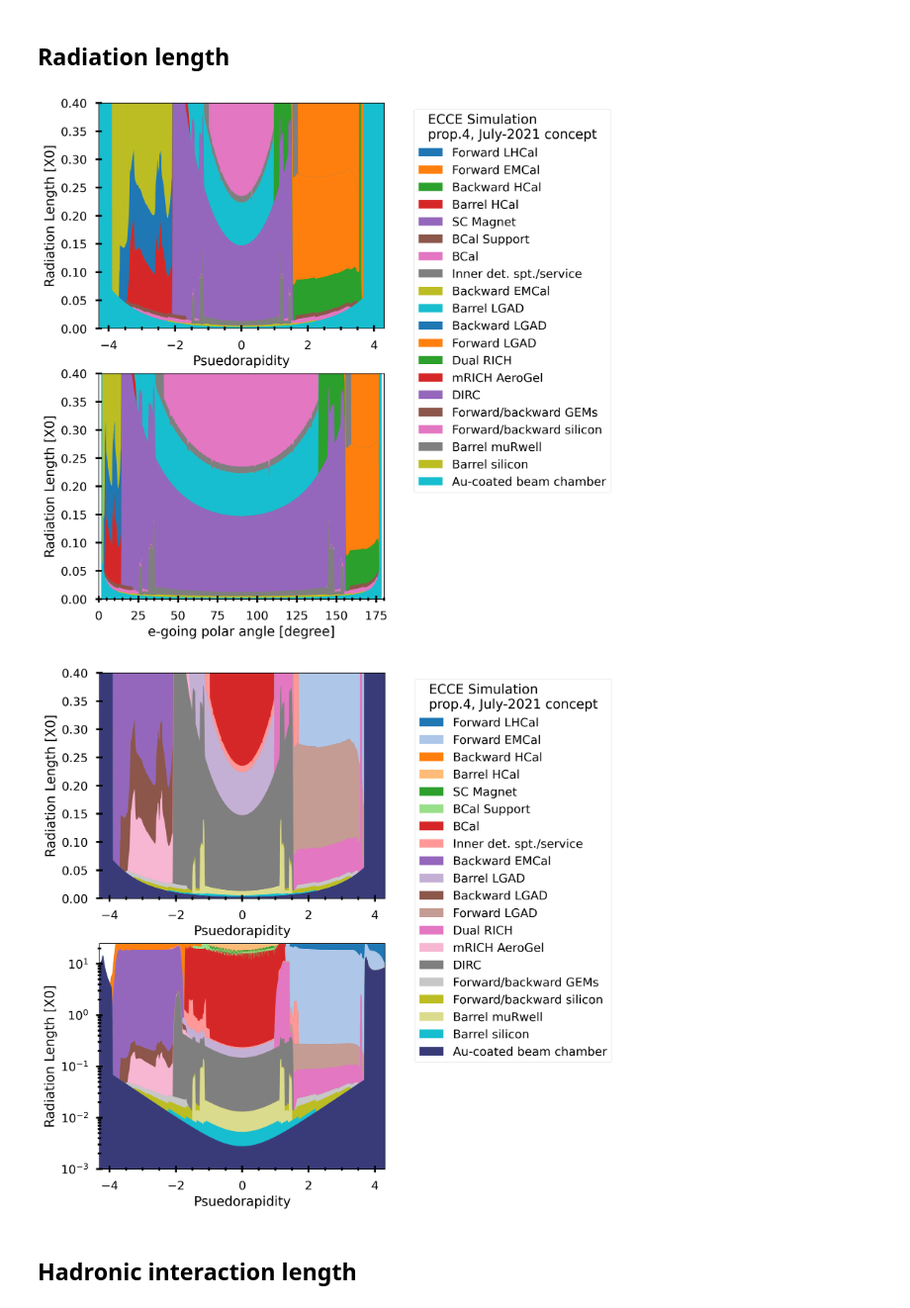
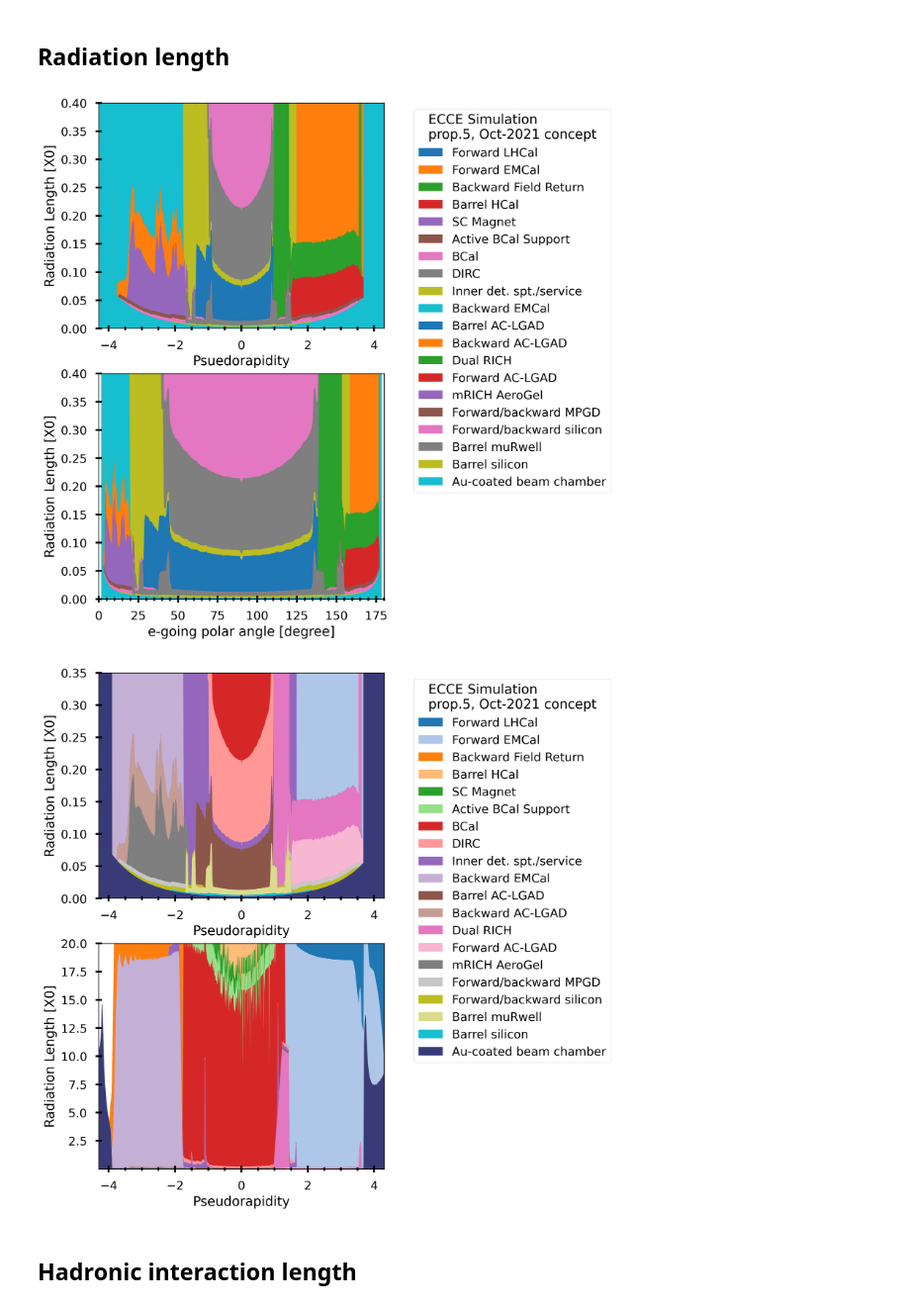
Before and after one commit to blackcathj/macros-1, a Jupyter notebook: detectors/EICDetector/Plot.ipynb, the cells around one changed output. Shown at 99% size. Drawn from its saved outputs; the diff is of its cells as text; code cells hidden in the pictures.

Commit message:
update scan plots

```diff
--- a/detectors/EICDetector/Plot.ipynb
+++ b/detectors/EICDetector/Plot.ipynb
@@ -43,7 +43,8 @@ $( document ).ready(code_toggle);
 # %%
 # file_base = 'data/Fun4All_G4_EICDetector_MaterialScan_'
 # file_base = 'data/Fun4All_G4_EICDetector_ECCE_Prop4_A'
-file_base = 'data/Fun4All_G4_EICDetector_ECCE_Prop4_B'
+# file_base = 'data/Fun4All_G4_EICDetector_ECCE_Prop4_B'
+file_base = 'data/Fun4All_G4_EICDetector_ECCE_Prop5_A'
 
 filenames = glob.glob(os.path.join(f'{file_base}*.log'))
 print(len(filenames))
@@ -55,26 +56,26 @@ DataSetLables = {
     3: 'Barrel silicon',
     4: 'Barrel muRwell',
     5: 'Forward/backward silicon',
-    6: 'Forward/backward GEMs',
-    7: 'DIRC',
-    8: 'mRICH AeroGel',
+    6: 'Forward/backward MPGD',
+    7: 'mRICH AeroGel',
+    8: 'Forward AC-LGAD',
     9: 'Dual RICH',
-    10: 'Forward LGAD',
-    11: 'Backward LGAD',
-    12: 'Barrel LGAD',
-    13: 'Backward EMCal',
-    14: 'Inner det. spt./service',
+    10: 'Backward AC-LGAD',
+    11: 'Barrel AC-LGAD',
+    12: 'Backward EMCal',
+    13: 'Inner det. spt./service',
+    14: 'DIRC',
     15: 'BCal',
-    16: 'BCal Support',
+    16: 'Active BCal Support',
     17: 'SC Magnet',
     18: 'Barrel HCal',
-    19: 'Backward HCal',
+    19: 'Backward Field Return',
     20: 'Forward EMCal',
     21: 'Forward LHCal',
 };
 print('Mapping: ', DataSetLables)
 
-CautiousLabel = 'prop.4, July-2021 concept'
+CautiousLabel = 'prop.5, Oct-2021 concept'
 
 mpl.style.use('seaborn-talk')
 colors = np.concatenate((pylab.cm.tab20(np.linspace(0,1,21))[0:19],  pylab.cm.tab20b(np.linspace(0,1,21))[0:19]) )
@@ -204,7 +205,7 @@ ax=axs[0]
 
 # ax.set_title(f'Fun4All-EIC Simulation. Tracking and PID detectors\n{CautiousLabel}')
 # ax.set_yscale('log')
-ax.set_xlabel("Psuedorapidity")
+ax.set_xlabel("Pseudorapidity")
 ax.set_ylabel("Radiation Length [X0]")
 ax.set_xlim([-4.3, 4.3]);
 ax.set_ylim([0, 0.4]);
@@ -247,7 +248,7 @@ ax.set_position([chartBox.x0, chartBox.y0, chartBox.width*0.7, chartBox.height])
 plt.savefig(os.path.join(f'{file_base}_Raditioan_Length.pdf'), bbox_inches='tight')
 plt.savefig(os.path.join(f'{file_base}_Raditioan_Length.png'), bbox_inches='tight')
 # %% [output]
-[figure, old version]
+[figure, new version]
 # %%
 # fig= plt.figure(num=None, figsize=(8, 16), dpi=80, facecolor='w', edgecolor='k')
 # ax = fig.add_subplot(1, 1, 1)  # create an axes object in the figure
@@ -274,10 +275,10 @@ ax=axs[0]
 
 # ax.set_title(f'Fun4All-EIC Simulation. Tracking and PID detectors\n{CautiousLabel}')
 # ax.set_yscale('log')
-ax.set_xlabel("Psuedorapidity")
+ax.set_xlabel("Pseudorapidity")
 ax.set_ylabel("Radiation Length [X0]")
 ax.set_xlim([-4.3, 4.3]);
-ax.set_ylim([0, 0.4]);
+ax.set_ylim([0, 0.35]);
 
 ax.tick_params(which='both',direction='inout');
 ax.xaxis.set_minor_locator(AutoMinorLocator())
@@ -286,37 +287,37 @@ ax.tick_params(which='major', length=7)
 ax.tick_params(which='minor', length=4)
 
 chartBox = ax.get_position()
 ax.set_position([chartBox.x0, chartBox.y0, chartBox.width*0.7, chartBox.height])
 ax.legend(loc='upper center', bbox_to_anchor=(1.45, 1), ncol=1,
          title = f'ECCE Simulation\n{CautiousLabel}',
          title_fontsize='x-large'
          )
 
 ax=axs[1]
 
-ax.set_yscale('log')
-ax.set_xlabel("Psuedorapidity")
+# ax.set_yscale('log')
+ax.set_xlabel("Pseudorapidity")
 ax.set_ylabel("Radiation Length [X0]")
 ax.set_xlim([-4.3, 4.3]);
-ax.set_ylim([1e-3, 25]);
+ax.set_ylim([1e-3, 20]);
 
 ax.tick_params(which='both',direction='inout');
 ax.xaxis.set_minor_locator(AutoMinorLocator())
 ax.tick_params(which='both', width=2)
 ax.tick_params(which='major', length=7)
 ax.tick_params(which='minor', length=4)
 
 chartBox = ax.get_position()
 ax.set_position([chartBox.x0, chartBox.y0, chartBox.width*0.7, chartBox.height])
 # ax.legend(loc='upper center', bbox_to_anchor=(1.45, 1), ncol=1,
 #          title = f'Fun4All-EIC Simulation\nTracking and PID detectors\n{CautiousLabel}',
 #          title_fontsize='x-large'
 #          )
 
 plt.savefig(os.path.join(f'{file_base}_Raditioan_Length_Log.pdf'), bbox_inches='tight')
 plt.savefig(os.path.join(f'{file_base}_Raditioan_Length_Log.png'), bbox_inches='tight')
 # %% [output]
-[figure, old version]
+[figure, new version]
 # %% [markdown]
 ## Hadronic interaction length
 # %%
```
Also changed, not shown: parts of 4 cells of this notebook.
